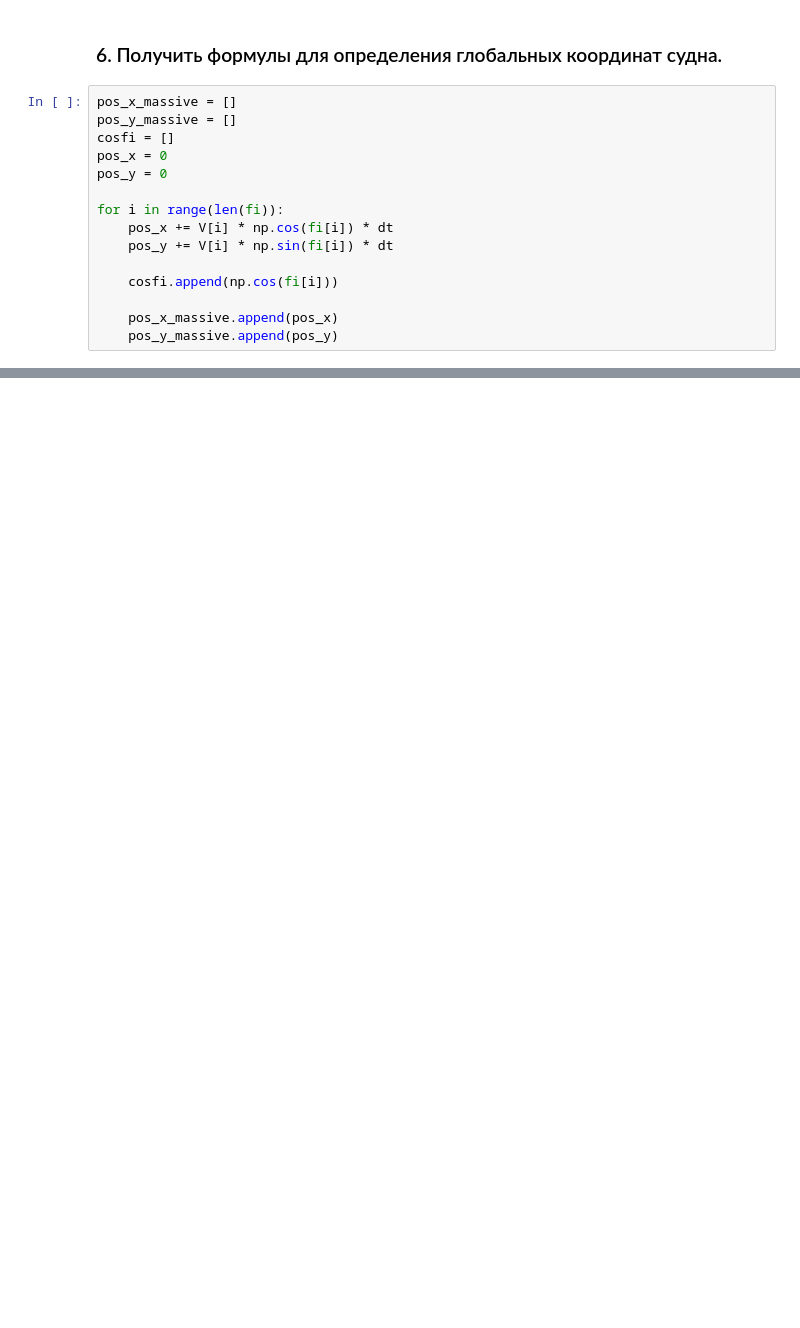
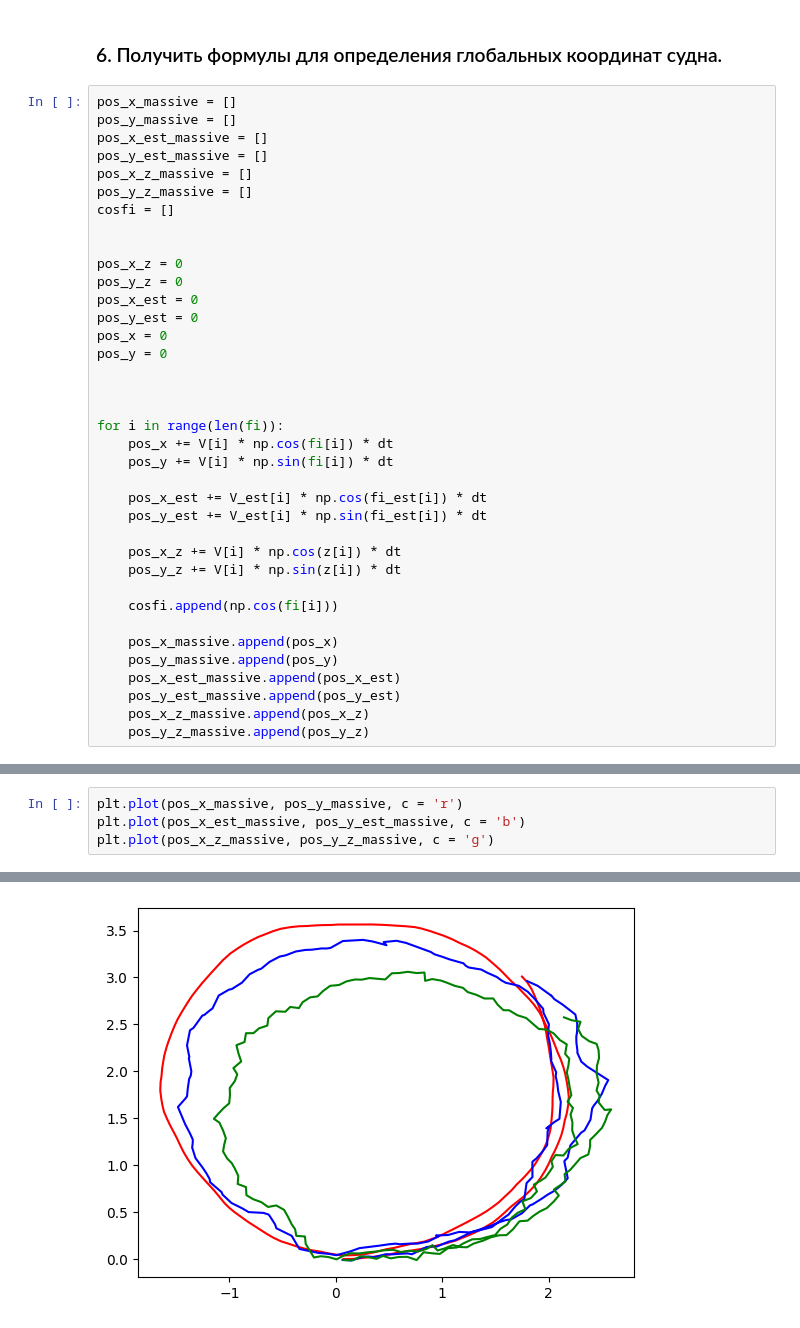
Before and after one commit to DuePonto/MLR, a Jupyter notebook: Lab_2_2/lab2_2.ipynb, the cells around one changed output, grey strips where cells are left out. Saved outputs shown, nothing was run; the diff lists cells and outputs as text; blank space fills up the shorter version.

```diff
--- a/Lab_2_2/lab2_2.ipynb
+++ b/Lab_2_2/lab2_2.ipynb
@@ -235,15 +231,37 @@ plt.legend()
 # %%
 pos_x_massive = []
 pos_y_massive = []
+pos_x_est_massive = []
+pos_y_est_massive = []
+pos_x_z_massive = []
+pos_y_z_massive = []
 cosfi = []
+
+
+pos_x_z = 0
+pos_y_z = 0
+pos_x_est = 0
+pos_y_est = 0
 pos_x = 0
 pos_y = 0
+
+
 
 for i in range(len(fi)):
     pos_x += V[i] * np.cos(fi[i]) * dt
     pos_y += V[i] * np.sin(fi[i]) * dt
 
+    pos_x_est += V_est[i] * np.cos(fi_est[i]) * dt
+    pos_y_est += V_est[i] * np.sin(fi_est[i]) * dt
+
+    pos_x_z += V[i] * np.cos(z[i]) * dt
+    pos_y_z += V[i] * np.sin(z[i]) * dt
+
     cosfi.append(np.cos(fi[i]))
 
     pos_x_massive.append(pos_x)
     pos_y_massive.append(pos_y)
+    pos_x_est_massive.append(pos_x_est)
+    pos_y_est_massive.append(pos_y_est)
+    pos_x_z_massive.append(pos_x_z)
+    pos_y_z_massive.append(pos_y_z)
@@ -264,0 +270,5 @@ plt.legend()
+# %%
+plt.plot(pos_x_massive, pos_y_massive, c = 'r')
+plt.plot(pos_x_est_massive, pos_y_est_massive, c = 'b')
+plt.plot(pos_x_z_massive, pos_y_z_massive, c = 'g')
+# %% [output]
@@ -264,0 +276 @@ plt.legend()
+[figure, added]
```
Also changed, not shown: parts of 11 cells of this notebook, 2 other files.
